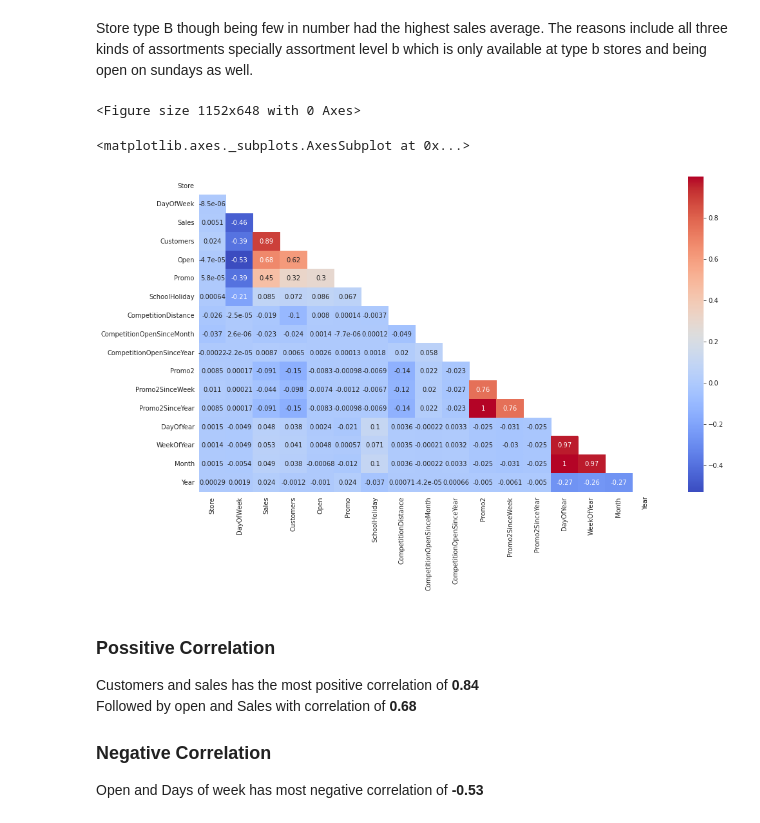
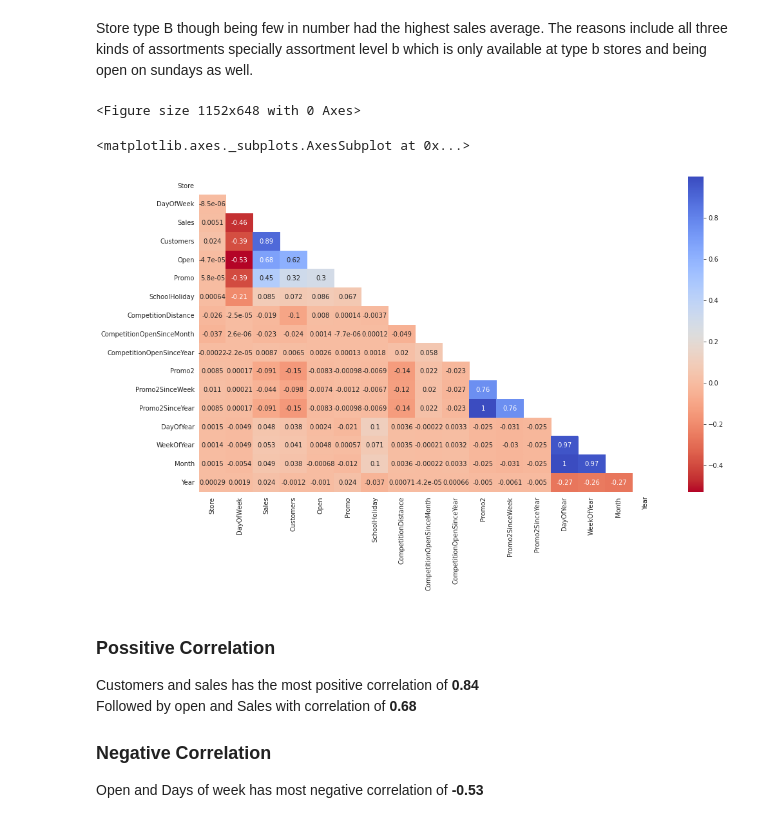
Before and after one commit to piyush02nir/Retail-Sales-Prediction, a Jupyter notebook: Retail_Sales_Prediction.ipynb, the cells around one changed output. Saved outputs shown, nothing was run; the diff lists cells and outputs as text; code cells hidden in the pictures.

```diff
--- a/Retail_Sales_Prediction.ipynb
+++ b/Retail_Sales_Prediction.ipynb
@@ -451,7 +474,7 @@ dtype: int64
 ##  <font color = "sky blue">**Mergeing the two DataFrames**
 # %%
 #merging the store data on rossmann using right join on store column
-df_rms = pd.merge(df_rossmann,df_store, how='right', on = 'Store') #rms = rossmann Stores
+df_rms = pd.merge(df_rossmann,df_store, how='inner', on = 'Store') #rms = rossmann Stores
 # %%
 print('------------------------------------Head---------------------------------------\n')
 df_rms.head()               #checking 1st 5 rows of the df
@@ -763,11 +786,11 @@ Store type B though being few in number had the highest sales average. The reaso
 # %%
 plt.figure(figsize=(16,9))
 mask = np.triu(np.ones_like(df_rms.corr()))
-sns.heatmap(df_rms.corr(),annot= True, cmap='coolwarm', mask = mask)
+sns.heatmap(df_rms.corr(),annot= True, cmap='coolwarm_r', mask = mask)
 # %% [output]
 <Figure size 1152x648 with 0 Axes>
 <matplotlib.axes._subplots.AxesSubplot at 0x...>
-[figure, old version]
+[figure, new version]
 # %% [markdown]
 ### <font color="sky blue">**Possitive Correlation**</font>
 Customers and sales has the most positive correlation of **0.84**<br>
```
Also changed, not shown: parts of 55 cells of this notebook.
